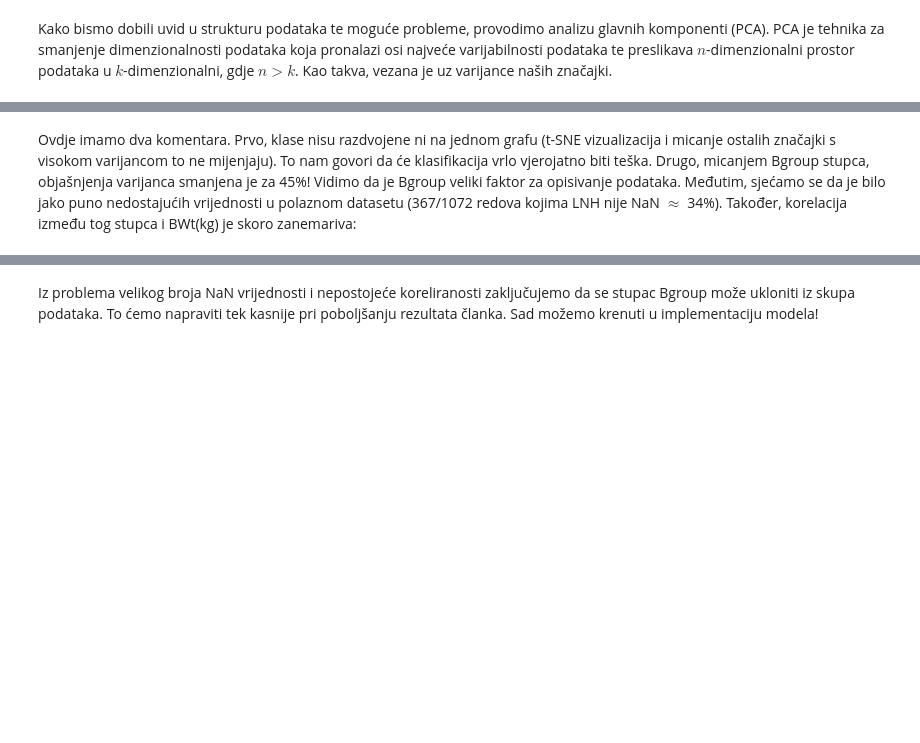
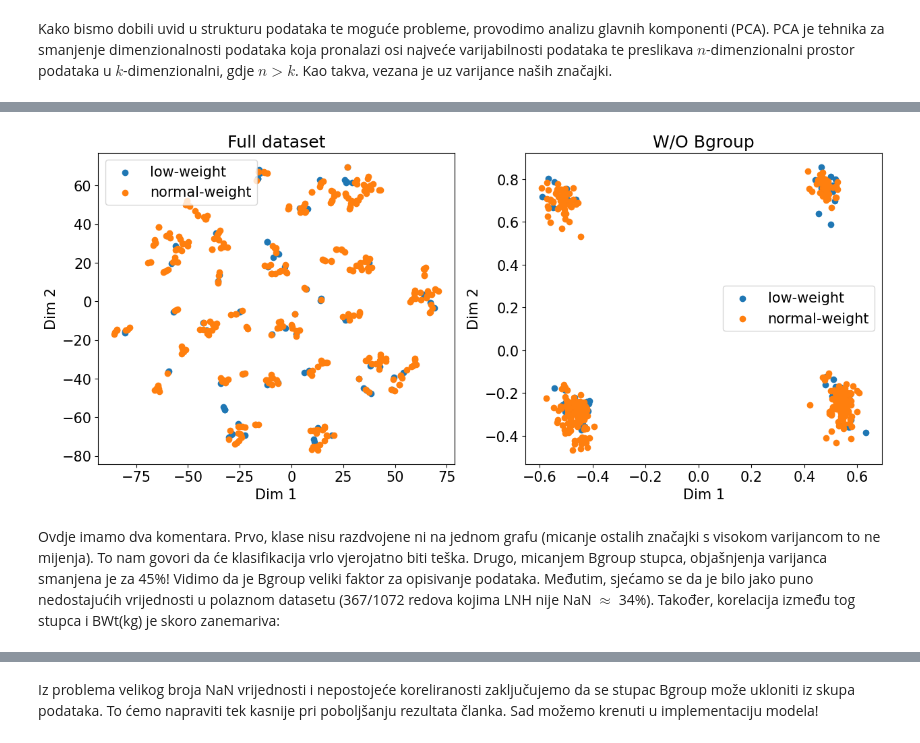
Before and after one commit to afstama/UZOP_projekt, a Jupyter notebook: final.ipynb, the cells around one changed output, grey strips where cells are left out. Saved outputs shown, nothing was run; the diff lists cells and outputs as text; code cells hidden in the pictures; blank space fills up the shorter version.

```diff
--- a/final.ipynb
+++ b/final.ipynb
@@ -213,5 +230,28 @@ plt.show()
+# %%
+tsne = TSNE(n_components=2, perplexity=3)
+fig,ax=plt.subplots(1,2,figsize=(15,6))
+
+X_tsne1=tsne.fit_transform(X)
+ax[0].scatter(X_tsne1[np.where(y==0)[0], 0], X_tsne1[np.where(y==0)[0], 1], label="low-weight")
+ax[0].scatter(X_tsne1[np.where(y==1)[0], 0], X_tsne1[np.where(y==1)[0], 1], label="normal-weight")
+ax[0].set_title("Full dataset")
+ax[0].set_xlabel("Dim 1")
+ax[0].set_ylabel("Dim 2")
+ax[0].legend()
+
+X_tsne2=tsne.fit_transform(np.delete(X,3,axis=1))
+ax[1].scatter(X_pca2[np.where(y==0)[0], 0], X_pca2[np.where(y==0)[0], 1], label="low-weight")
+ax[1].scatter(X_pca2[np.where(y==1)[0], 0], X_pca2[np.where(y==1)[0], 1], label="normal-weight")
+ax[1].set_title("W/O Bgroup")
+ax[1].set_xlabel("Dim 1")
+ax[1].set_ylabel("Dim 2")
+ax[1].legend()
+
+plt.show()
+# %% [output]
+[figure, added]
 # %% [markdown]
-Ovdje imamo dva komentara. Prvo, klase nisu razdvojene ni na jednom grafu (t-SNE vizualizacija i micanje ostalih značajki s visokom varijancom to ne mijenjaju). To nam govori da će klasifikacija vrlo vjerojatno biti teška. Drugo, micanjem Bgroup stupca, objašnjenja varijanca smanjena je za 45%! Vidimo da je Bgroup veliki faktor za opisivanje podataka. Međutim, sjećamo se da je bilo jako puno nedostajućih vrijednosti u polaznom datasetu (367/1072 redova kojima LNH nije NaN $\approx$ 34%). Također, korelacija između tog stupca i BWt(kg) je skoro zanemariva:
+Ovdje imamo dva komentara. Prvo, klase nisu razdvojene ni na jednom grafu (micanje ostalih značajki s visokom varijancom to ne mijenja). To nam govori da će klasifikacija vrlo vjerojatno biti teška. Drugo, micanjem Bgroup stupca, objašnjenja varijanca smanjena je za 45%! Vidimo da je Bgroup veliki faktor za opisivanje podataka. Međutim, sjećamo se da je bilo jako puno nedostajućih vrijednosti u polaznom datasetu (367/1072 redova kojima LNH nije NaN $\approx$ 34%). Također, korelacija između tog stupca i BWt(kg) je skoro zanemariva:
 # %%
 plt.scatter(df_filtered["Bgroup"],df_filtered["BWt(kg)"])
 plt.xlabel("Bgroup codes")
```
Also changed, not shown: parts of 14 cells of this notebook.
